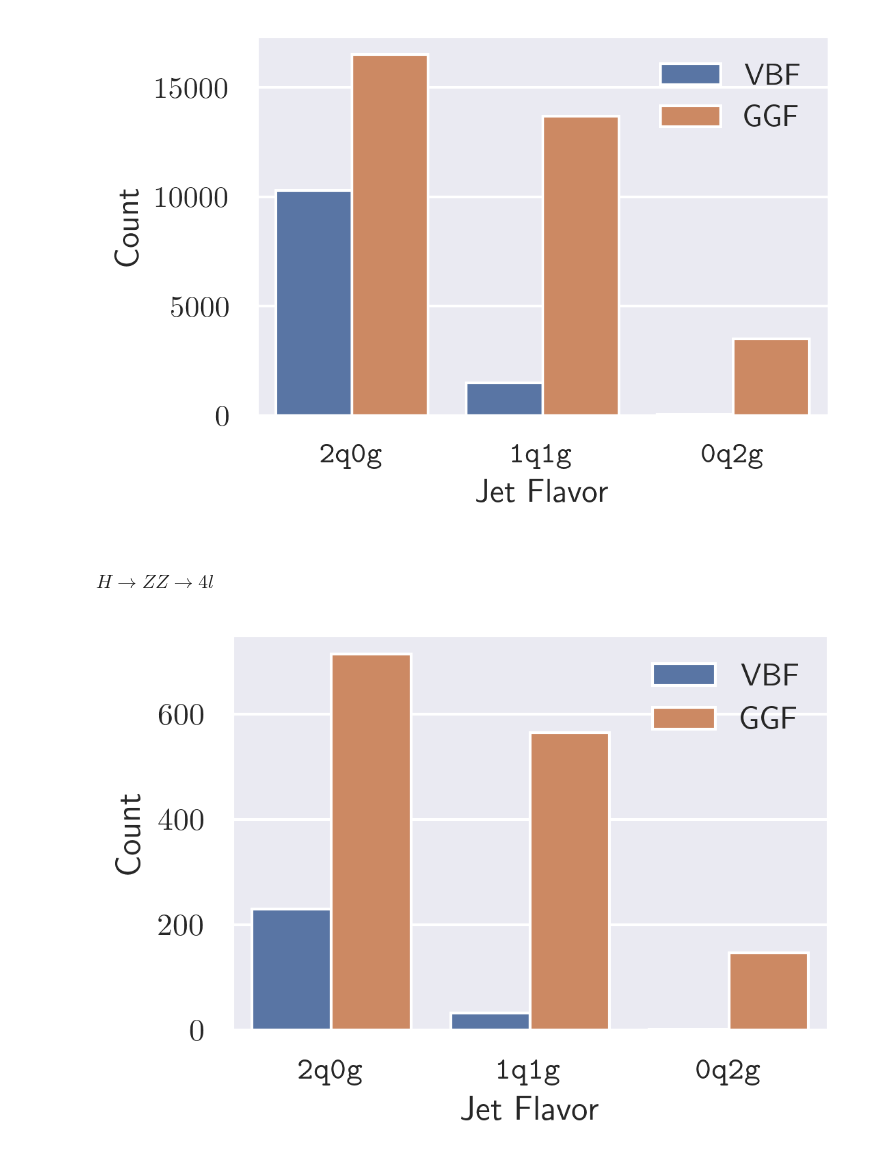
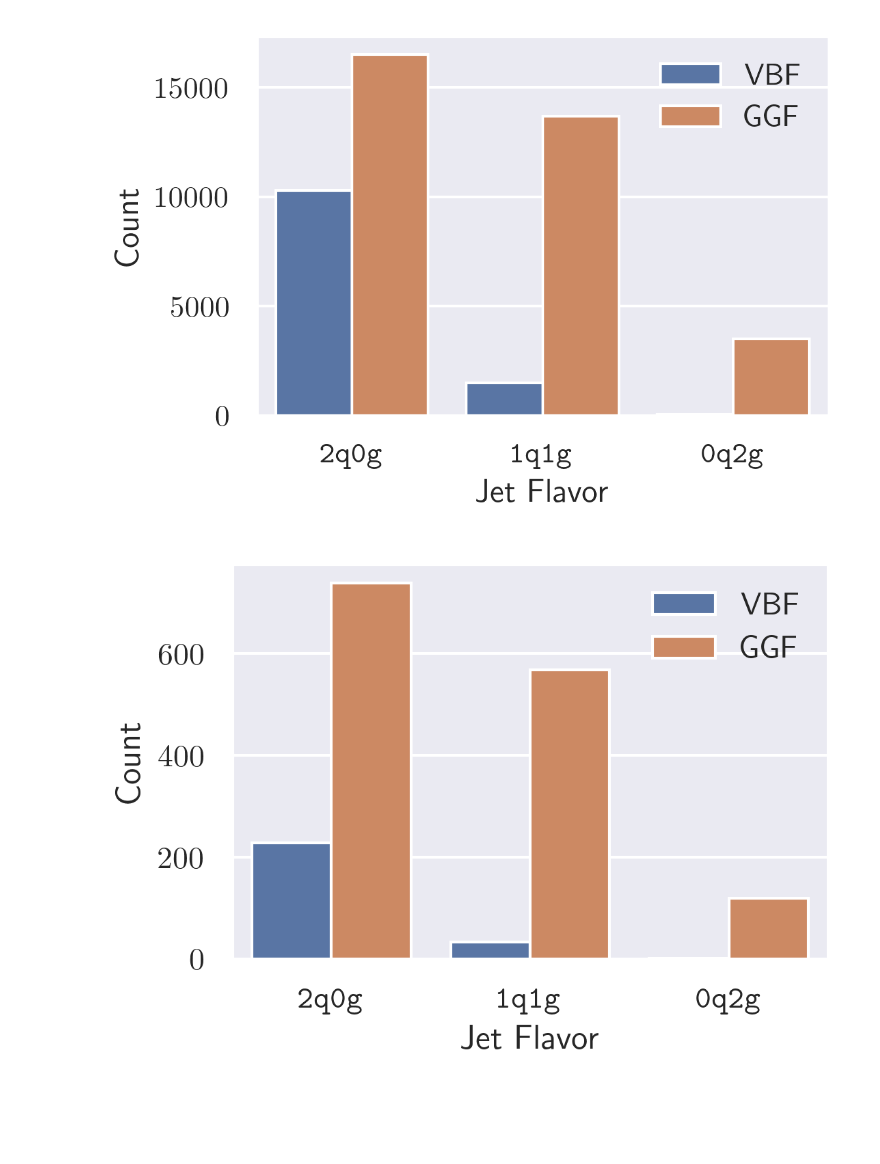
Before and after one commit to maplexgitx0302/NTUHEPML-CWoLa, a Jupyter notebook: notebooks/02-jet-flavor_distribution.ipynb, the cells around one changed output. Cells and saved outputs as stored; diff of their text form; code cells hidden in the pictures; blank space fills up the shorter version.

```diff
--- a/notebooks/02-jet-flavor_distribution.ipynb
+++ b/notebooks/02-jet-flavor_distribution.ipynb
@@ -70,22 +54,22 @@ plt.show()
 fig.savefig(ROOT / 'figures' / 'jet-flavor_distribution_diphoton.pdf', bbox_inches='tight')
 # %% [output]
 [figure]
-# %% [markdown]
-### $H\to ZZ\to 4l$
 # %%
-VBF_df = numpy_to_pandas(VBF_diphoton.jet_flavor, 'VBF', num_data=262)
-GGF_df = numpy_to_pandas(GGF_diphoton.jet_flavor, 'GGF', num_data=1426)
+# $H\to ZZ\to 4l$
+
+VBF_df = numpy_to_pandas(VBF_zz4l.jet_flavor, 'VBF', num_data=262)
+GGF_df = numpy_to_pandas(GGF_zz4l.jet_flavor, 'GGF', num_data=1426)
 df = pd.concat([VBF_df, GGF_df])
 
 fig = plt.figure(figsize=(3.75, 2.5), dpi=300)
 ax = sns.barplot(data=df, x="Jet Flavor", y="Count", hue="hue", order = ['2q0g', '1q1g', '0q2g'])
 
 mapped = [r"\texttt{2q0g}", r"\texttt{1q1g}", r"\texttt{0q2g}"]
 ax.set_xticks(range(len(mapped)))
 ax.set_xticklabels(mapped)
 
 plt.legend(frameon=False)
 plt.show()
 fig.savefig(ROOT / 'figures' / 'jet-flavor_distribution_zz4l.pdf', bbox_inches='tight')
 # %% [output]
-[figure, old version]
+[figure, new version]
```
Also changed, not shown: parts of 4 cells of this notebook, 5 other files.
